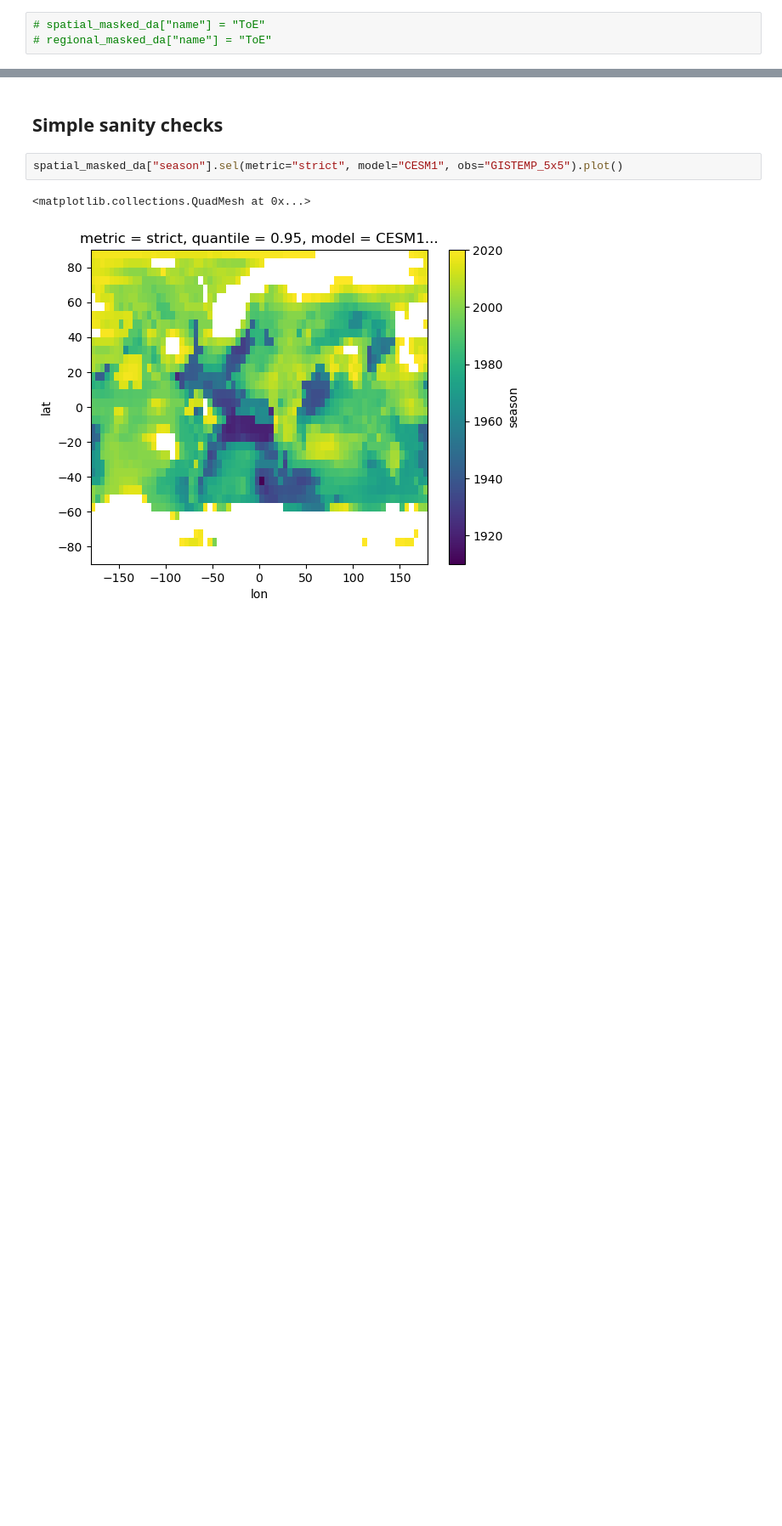
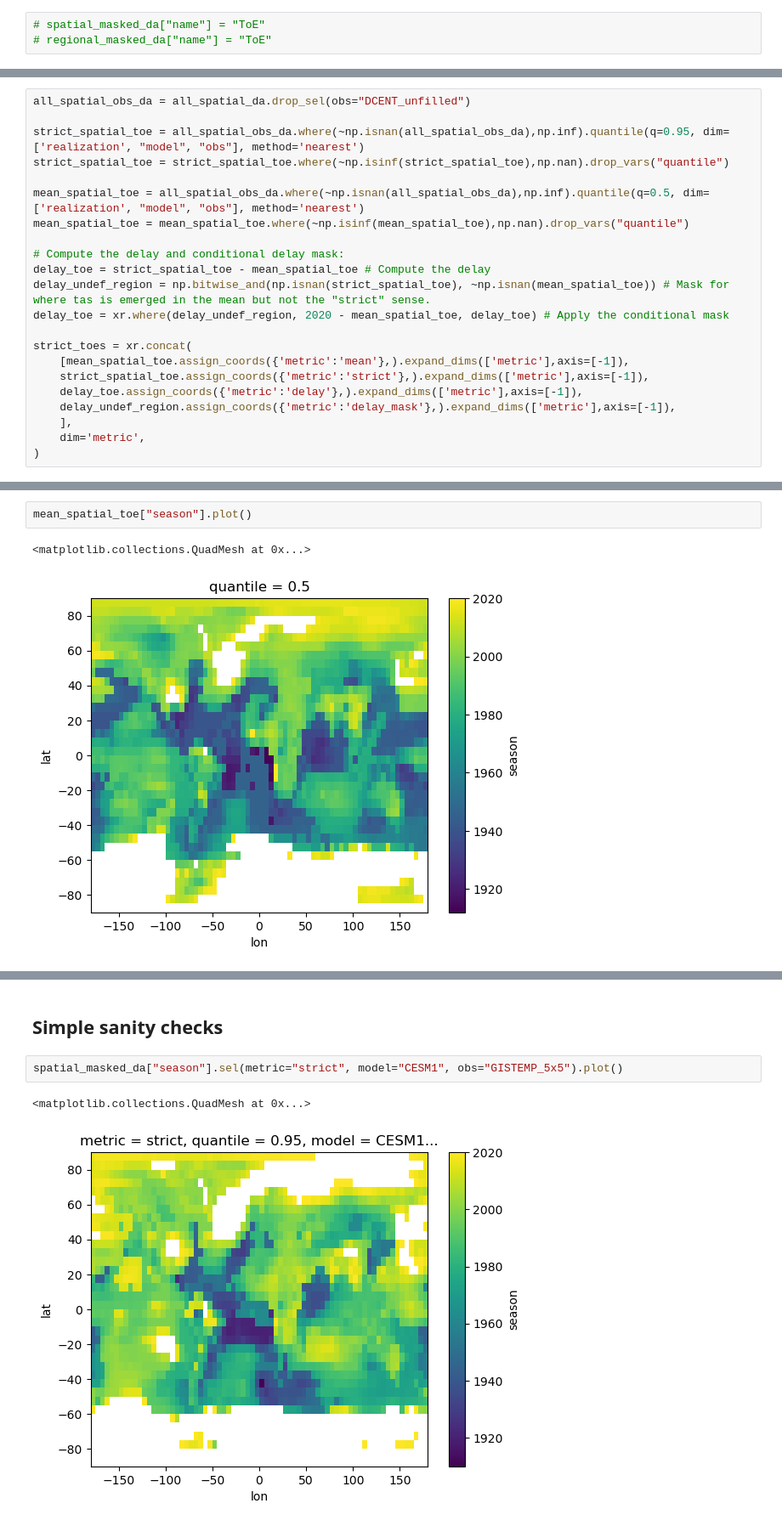
Before and after one commit to jshaw35/internalvar-vs-obsunc, a Jupyter notebook: preprocess_obs3/preprocess12.0_computeToE.ipynb, the cells around one changed output, grey strips where cells are left out. Shown at 85% size. Saved outputs shown, nothing was run; the diff lists cells and outputs as text; blank space fills up the shorter version.

```diff
--- a/preprocess_obs3/preprocess12.0_computeToE.ipynb
+++ b/preprocess_obs3/preprocess12.0_computeToE.ipynb
@@ -557,0 +600,22 @@ regional_masked_da.to_netcdf(f"{toe_savedir}/ToE_delay.IPCCRegions.nc")
+# %%
+all_spatial_obs_da = all_spatial_da.drop_sel(obs="DCENT_unfilled")
+
+strict_spatial_toe = all_spatial_obs_da.where(~np.isnan(all_spatial_obs_da),np.inf).quantile(q=0.95, dim=['realization', "model", "obs"], method='nearest')
+strict_spatial_toe = strict_spatial_toe.where(~np.isinf(strict_spatial_toe),np.nan).drop_vars("quantile")
+
+mean_spatial_toe = all_spatial_obs_da.where(~np.isnan(all_spatial_obs_da),np.inf).quantile(q=0.5, dim=['realization', "model", "obs"], method='nearest')
+mean_spatial_toe = mean_spatial_toe.where(~np.isinf(mean_spatial_toe),np.nan).drop_vars("quantile")
+
+# Compute the delay and conditional delay mask:
+delay_toe = strict_spatial_toe - mean_spatial_toe # Compute the delay
+delay_undef_region = np.bitwise_and(np.isnan(strict_spatial_toe), ~np.isnan(mean_spatial_toe)) # Mask for where tas is emerged in the mean but not the "strict" sense.
+delay_toe = xr.where(delay_undef_region, 2020 - mean_spatial_toe, delay_toe) # Apply the conditional mask
+
+strict_toes = xr.concat(
+    [mean_spatial_toe.assign_coords({'metric':'mean'},).expand_dims(['metric'],axis=[-1]),
+    strict_spatial_toe.assign_coords({'metric':'strict'},).expand_dims(['metric'],axis=[-1]),
+    delay_toe.assign_coords({'metric':'delay'},).expand_dims(['metric'],axis=[-1]),
+    delay_undef_region.assign_coords({'metric':'delay_mask'},).expand_dims(['metric'],axis=[-1]),
+    ],
+    dim='metric',
+)
@@ -557,0 +669,5 @@ regional_masked_da.to_netcdf(f"{toe_savedir}/ToE_delay.IPCCRegions.nc")
+# %%
+mean_spatial_toe["season"].plot()
+# %% [output]
+<matplotlib.collections.QuadMesh at 0x...>
+[figure, added]
```
Also changed, not shown: parts of 9 cells of this notebook, 8 other files.
